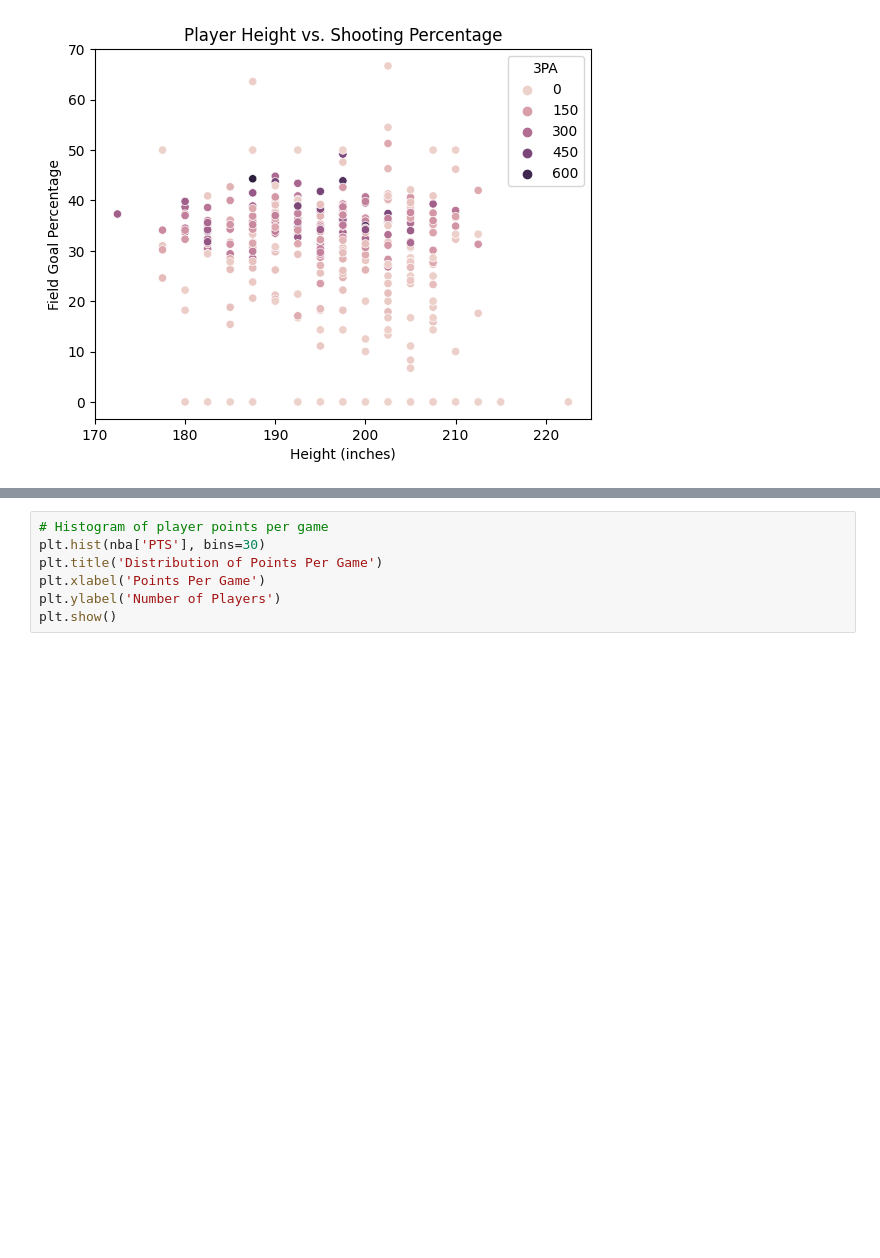
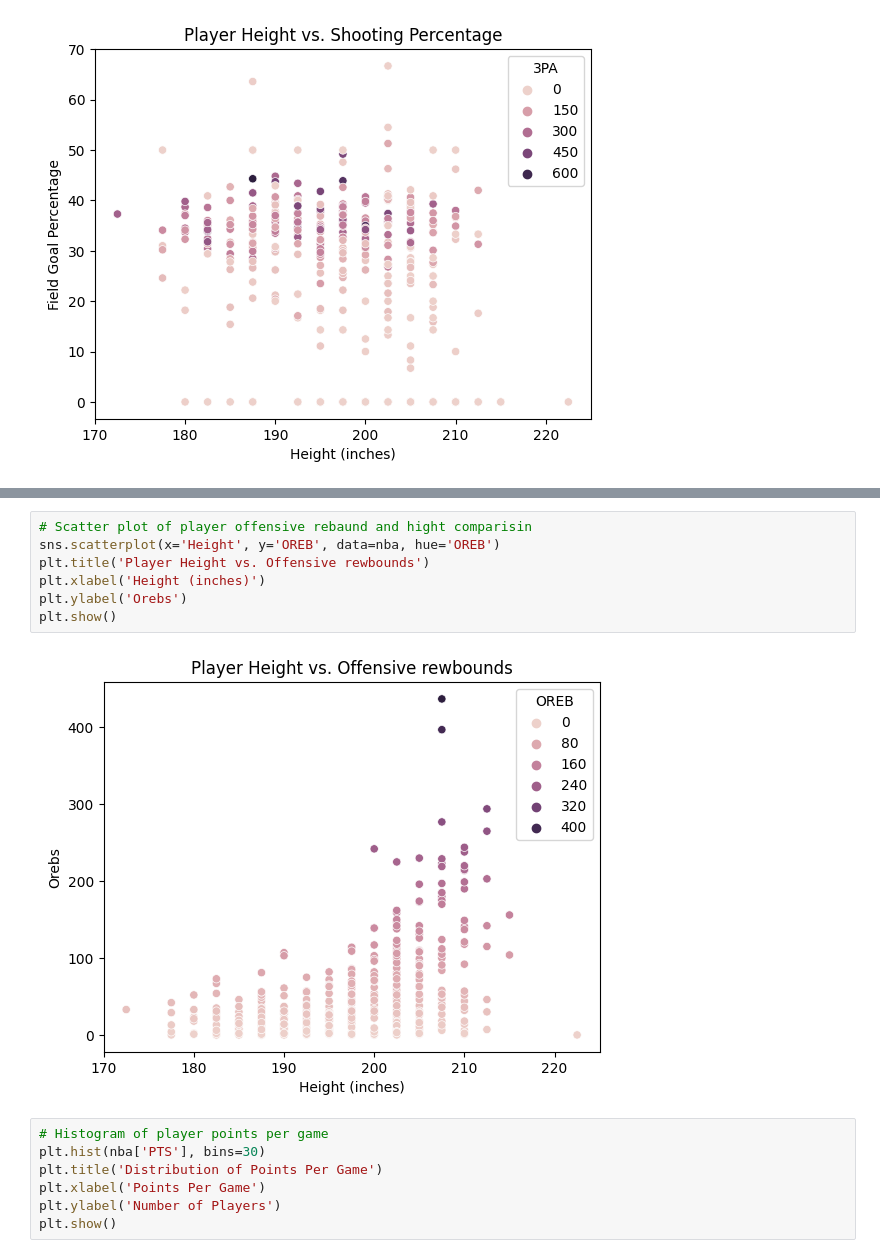
Before and after one commit to atkerosbo/py4e, a Jupyter notebook: NBA datasets/nbanotebook.ipynb, the cells around one changed output, grey strips where cells are left out. Cells and saved outputs as stored; diff of their text form; blank space fills up the shorter version.

```diff
--- a/NBA datasets/nbanotebook.ipynb
+++ b/NBA datasets/nbanotebook.ipynb
@@ -67,3 +73,12 @@ plt.show()
+# %%
+# Scatter plot of player offensive rebaund and hight comparisin
+sns.scatterplot(x='Height', y='OREB', data=nba, hue='OREB')
+plt.title('Player Height vs. Offensive rewbounds')
+plt.xlabel('Height (inches)')
+plt.ylabel('Orebs')
+plt.show()
+# %% [output]
+[figure, added]
 # %%
 # Histogram of player points per game
 plt.hist(nba['PTS'], bins=30)
```
Also changed, not shown: parts of 5 cells of this notebook.
